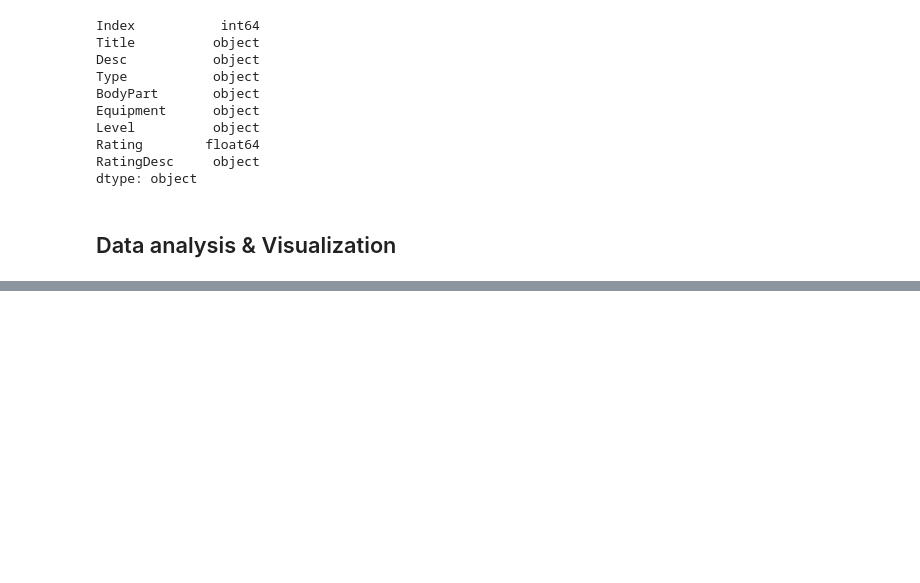
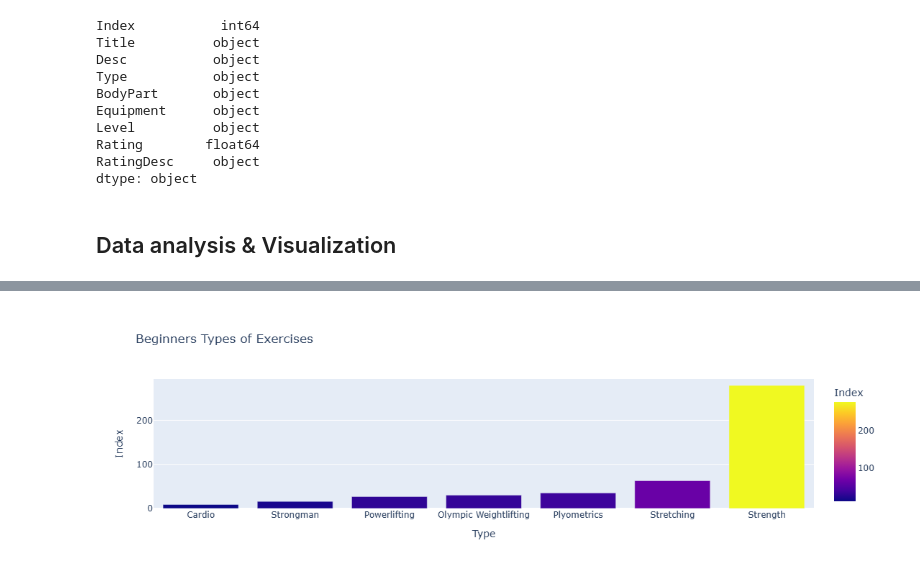
Before and after one commit to Dana8277/projects, a Jupyter notebook: Studies on Gym Exercises.ipynb, the cells around one changed output, grey strips where cells are left out. Saved outputs shown, nothing was run; the diff lists cells and outputs as text; code cells hidden in the pictures; blank space fills up the shorter version.

```diff
--- a/Studies on Gym Exercises.ipynb
+++ b/Studies on Gym Exercises.ipynb
@@ -138,0 +141,8 @@ Of all the body only exercices, Strength and Stretching seems to be the most fre
+# %%
+#group by type of exercise - beginners
+beginner_type = beginner.groupby(['Type']).count()
+beginner_type= beginner_type.sort_values(by='Index')
+fig = px.bar(beginner_type, x=beginner_type.index, y='Index', color='Index', title='Beginners Types of Exercises')
+fig.show()
+# %% [output]
+[figure, added]
```
Also changed, not shown: parts of 39 cells of this notebook.
